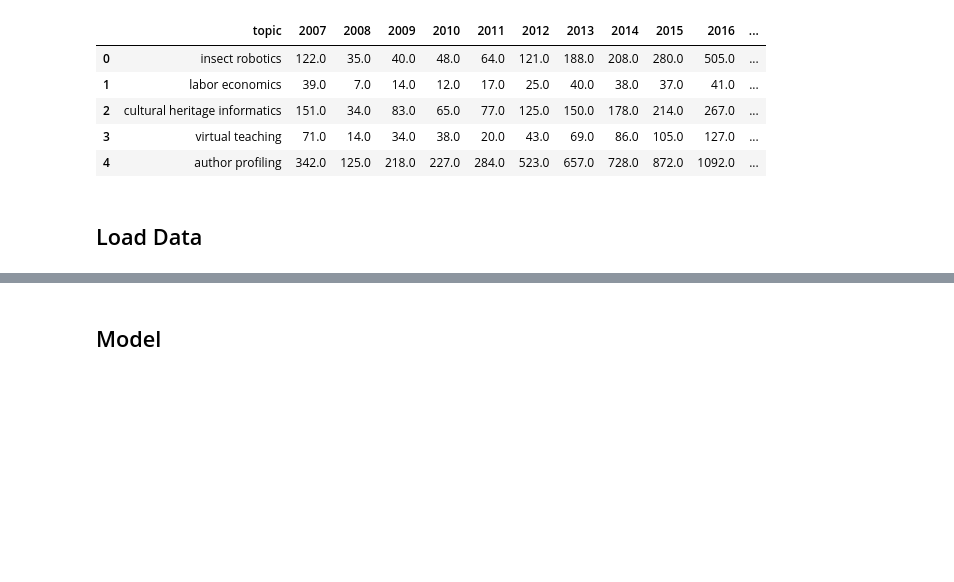
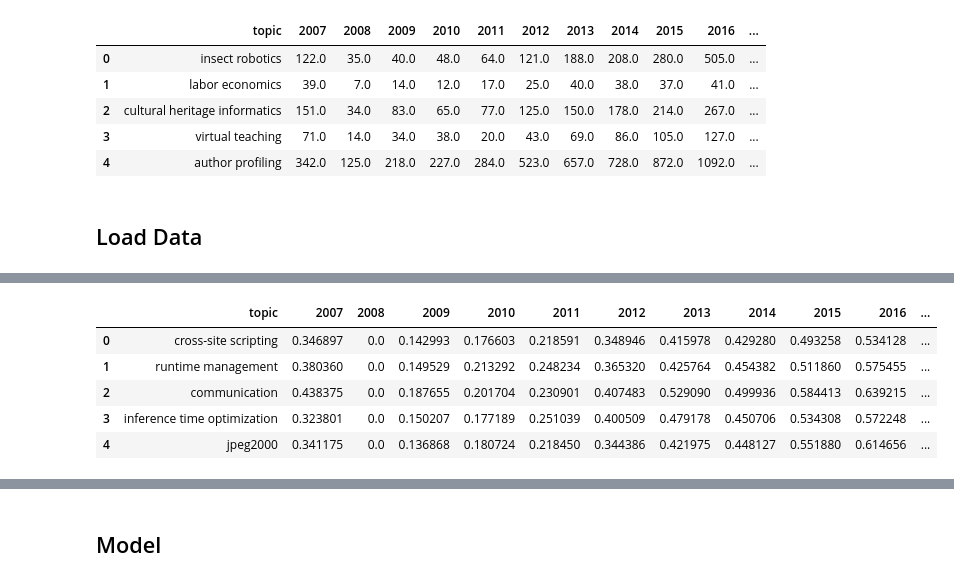
Before and after one commit to Youmiao015/CS6675_Spring2025, a Jupyter notebook: notebooks/erik.ipynb, the cells around one changed output, grey strips where cells are left out. Saved outputs shown, nothing was run; the diff lists cells and outputs as text; code cells hidden in the pictures; blank space fills up the shorter version.

```diff
--- a/notebooks/erik.ipynb
+++ b/notebooks/erik.ipynb
@@ -81,0 +143,18 @@ sorted_data.head(5)
+# %%
+# Apply log1p transformation
+log1p_data = np.log1p(train_data.loc[:, '2007':'2024'])
+
+# Min-max scaling to [0, 1] by row
+min_max_scaled_data = log1p_data.sub(log1p_data.min(axis=1), axis=0).div(log1p_data.max(axis=1) - log1p_data.min(axis=1), axis=0)
+
+# Create a new DataFrame with the scaled data, keeping the topic column
+scaled_train_data = train_data.copy()
+scaled_train_data.loc[:, '2007':'2024'] = min_max_scaled_data
+scaled_train_data.head(5)
+# %% [output]
+|  | topic | 2007 | 2008 | 2009 | 2010 | 2011 | 2012 | 2013 | 2014 | 2015 | 2016 | ... |
+| 0 | cross-site scripting | 0.346897 | 0.0 | 0.142993 | 0.176603 | 0.218591 | 0.348946 | 0.415978 | 0.429280 | 0.493258 | 0.534128 | ... |
+| 1 | runtime management | 0.380360 | 0.0 | 0.149529 | 0.213292 | 0.248234 | 0.365320 | 0.425764 | 0.454382 | 0.511860 | 0.575455 | ... |
+| 2 | communication | 0.438375 | 0.0 | 0.187655 | 0.201704 | 0.230901 | 0.407483 | 0.529090 | 0.499936 | 0.584413 | 0.639215 | ... |
+| 3 | inference time optimization | 0.323801 | 0.0 | 0.150207 | 0.177189 | 0.251039 | 0.400509 | 0.479178 | 0.450706 | 0.534308 | 0.572248 | ... |
+| 4 | jpeg2000 | 0.341175 | 0.0 | 0.136868 | 0.180724 | 0.218450 | 0.344386 | 0.421975 | 0.448127 | 0.551880 | 0.614656 | ... |
```
Also changed, not shown: parts of 7 cells of this notebook, 1 other file.
